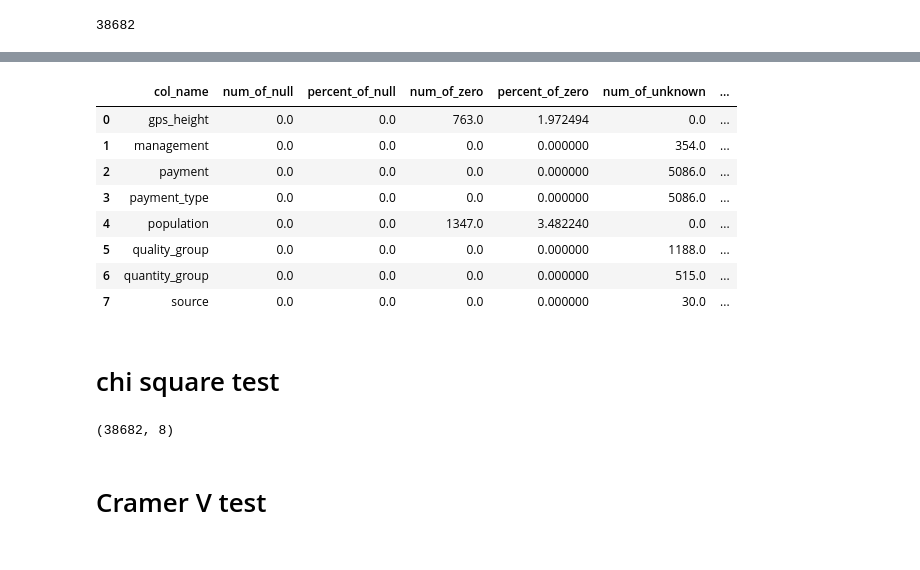
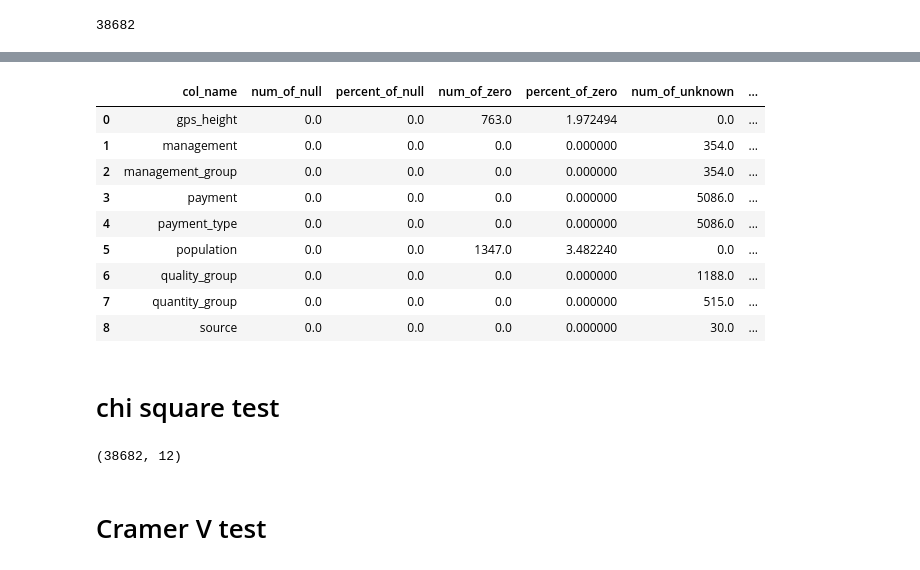
Before and after one commit to floranuta/Data_Circle, a Jupyter notebook: notebooks/data_clearning.ipynb, the cells around one changed output, grey strips where cells are left out. Drawn from its saved outputs; the diff is of its cells as text; code cells hidden in the pictures.

```diff
--- a/notebooks/data_clearning.ipynb
+++ b/notebooks/data_clearning.ipynb
@@ -71,4 +60,6 @@ len(cleaned_df)
 # %%
-features = ["source", "management", "quality_group", "payment",
-            "region", "payment_type", "quantity_group",
+# to proove my proposal
+features = ["basin", "source","management_group", "management", "quality_group", "payment",
+            "region", "payment_type", "quantity_group", "extraction_type_class",
+            "waterpoint_type_group",
             "construction_year", "gps_height", "population", "status_group"]
@@ -88,7 +99,7 @@ columns_unknown = []
 for col in cleaned_df.columns:
 
     # search columns which contain null
-    if cleaned_df[col].isna().any() == True:
+    if cleaned_df[col].isna().values.any() == True:
         columns_null.append(col)
 
     # search columns which contain zero
@@ -104,39 +115,40 @@ for col in cleaned_df.columns:
 
 
 # count the number of rows containing null and create a data frame
 null_data = pd.DataFrame(cleaned_df[columns_null].isna().sum()).reset_index()
 null_data.columns = ["col_name", "num_of_null"]
 null_data["percent_of_null"] = null_data["num_of_null"] / len(cleaned_df)*100
 
 # count the number of rows containing zero and create a data frame
 zero_data = pd.DataFrame(cleaned_df[columns_zero].isin([0]).sum()).reset_index()
 zero_data.columns = ["col_name", "num_of_zero"]
 zero_data["percent_of_zero"] = zero_data["num_of_zero"] / len(cleaned_df)*100
 
 # count the number of rows containing unknown and create a data frame
 unknown_data = pd.DataFrame(cleaned_df[columns_unknown].isin(["unknown", "Unknown"]).sum()).reset_index()
 unknown_data.columns = ["col_name", "num_of_unknown"]
 unknown_data["percent_of_unknown"] = unknown_data["num_of_unknown"] / len(cleaned_df) * 100
 
 # merging all dataframes
 missing_value = pd.merge(null_data, zero_data, how="outer", sort=True)
 missing_value = pd.merge(missing_value, unknown_data, how="outer", sort=True)
 missing_value = missing_value.replace(np.nan, 0)
 
 # counts sum of missing values and calculate percentage
 missing_value["sum_of_missing_value"] = missing_value["num_of_null"] + missing_value["num_of_zero"] + missing_value["num_of_unknown"]
 missing_value["percent_of_missing_value"] = missing_value["sum_of_missing_value"] / len(cleaned_df) * 100
 missing_value
 # %% [output]
 |  | col_name | num_of_null | percent_of_null | num_of_zero | percent_of_zero | num_of_unknown | ... |
 | 0 | gps_height | 0.0 | 0.0 | 763.0 | 1.972494 | 0.0 | ... |
 | 1 | management | 0.0 | 0.0 | 0.0 | 0.000000 | 354.0 | ... |
-| 2 | payment | 0.0 | 0.0 | 0.0 | 0.000000 | 5086.0 | ... |
-| 3 | payment_type | 0.0 | 0.0 | 0.0 | 0.000000 | 5086.0 | ... |
-| 4 | population | 0.0 | 0.0 | 1347.0 | 3.482240 | 0.0 | ... |
-| 5 | quality_group | 0.0 | 0.0 | 0.0 | 0.000000 | 1188.0 | ... |
-| 6 | quantity_group | 0.0 | 0.0 | 0.0 | 0.000000 | 515.0 | ... |
-| 7 | source | 0.0 | 0.0 | 0.0 | 0.000000 | 30.0 | ... |
+| 2 | management_group | 0.0 | 0.0 | 0.0 | 0.000000 | 354.0 | ... |
+| 3 | payment | 0.0 | 0.0 | 0.0 | 0.000000 | 5086.0 | ... |
+| 4 | payment_type | 0.0 | 0.0 | 0.0 | 0.000000 | 5086.0 | ... |
+| 5 | population | 0.0 | 0.0 | 1347.0 | 3.482240 | 0.0 | ... |
+| 6 | quality_group | 0.0 | 0.0 | 0.0 | 0.000000 | 1188.0 | ... |
+| 7 | quantity_group | 0.0 | 0.0 | 0.0 | 0.000000 | 515.0 | ... |
+| 8 | source | 0.0 | 0.0 | 0.0 | 0.000000 | 30.0 | ... |
 # %% [markdown]
 # chi square test
 # %%
@@ -149,7 +161,7 @@ df_categorical = cleaned_df[categorical_variables]
 
 print(df_categorical.shape)
 # %% [output]
-(38682, 8)
+(38682, 12)
 # %%
 # # perform chi square test
 
```
Also changed, not shown: parts of 5 cells of this notebook.
